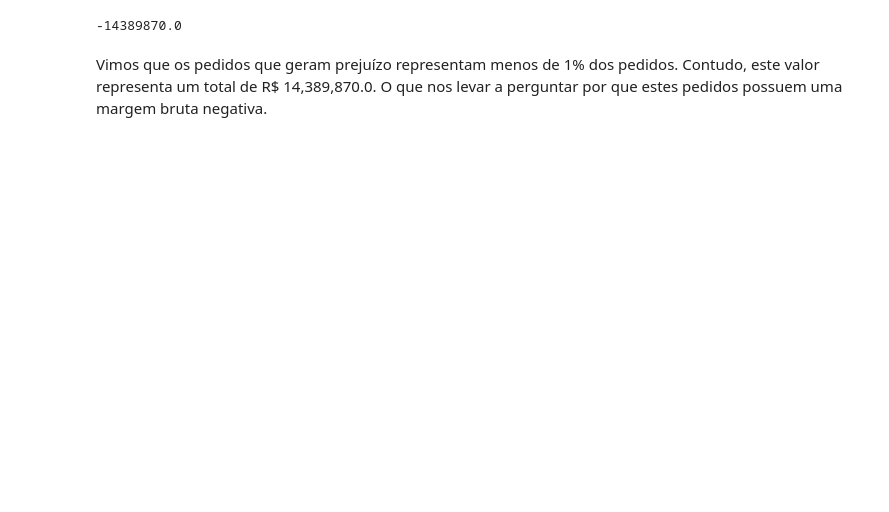
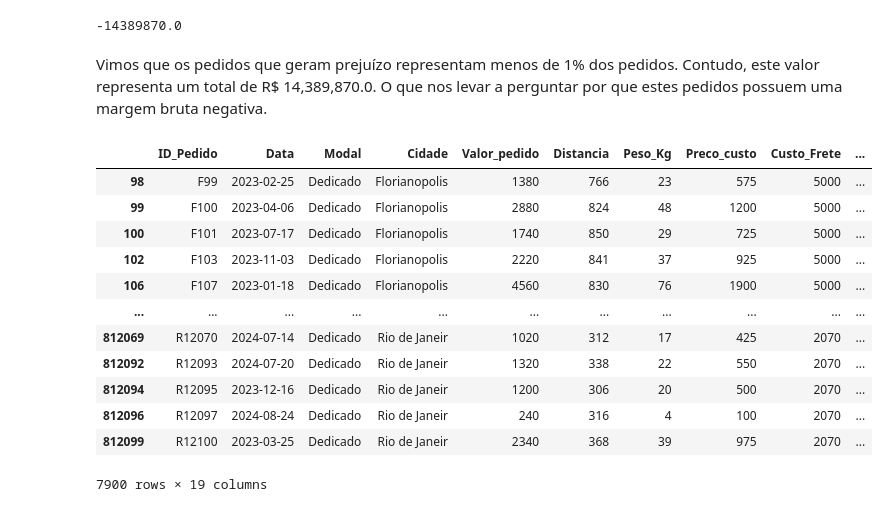
Before and after one commit to mh-pedro/freight-cost-optimizer, a Jupyter notebook: notebooks/analise_fretes.ipynb, the cells around one changed output. Saved outputs shown, nothing was run; the diff lists cells and outputs as text; code cells hidden in the pictures; blank space fills up the shorter version.

```diff
--- a/notebooks/analise_fretes.ipynb
+++ b/notebooks/analise_fretes.ipynb
@@ -375,3 +375,21 @@ Valor_do_prejuízo
 -14389870.0
 # %% [markdown]
 Vimos que os pedidos que geram prejuízo representam menos de 1% dos pedidos. Contudo, este valor representa um total de R$ 14,389,870.0. O que nos levar a perguntar por que estes pedidos possuem uma margem bruta negativa.
+# %%
+lucro = df[df['Status_Margem'] == 'Lucro']
+prejuizo = df[df['Status_Margem'] == 'Prejuízo']
+prejuizo
+# %% [output]
+|  | ID_Pedido | Data | Modal | Cidade | Valor_pedido | Distancia | Peso_Kg | Preco_custo | Custo_Frete | ... |
+| 98 | F99 | 2023-02-25 | Dedicado | Florianopolis | 1380 | 766 | 23 | 575 | 5000 | ... |
+| 99 | F100 | 2023-04-06 | Dedicado | Florianopolis | 2880 | 824 | 48 | 1200 | 5000 | ... |
+| 100 | F101 | 2023-07-17 | Dedicado | Florianopolis | 1740 | 850 | 29 | 725 | 5000 | ... |
+| 102 | F103 | 2023-11-03 | Dedicado | Florianopolis | 2220 | 841 | 37 | 925 | 5000 | ... |
+| 106 | F107 | 2023-01-18 | Dedicado | Florianopolis | 4560 | 830 | 76 | 1900 | 5000 | ... |
+| ... | ... | ... | ... | ... | ... | ... | ... | ... | ... | ... |
+| 812069 | R12070 | 2024-07-14 | Dedicado | Rio de Janeir | 1020 | 312 | 17 | 425 | 2070 | ... |
+| 812092 | R12093 | 2024-07-20 | Dedicado | Rio de Janeir | 1320 | 338 | 22 | 550 | 2070 | ... |
+| 812094 | R12095 | 2023-12-16 | Dedicado | Rio de Janeir | 1200 | 306 | 20 | 500 | 2070 | ... |
+| 812096 | R12097 | 2024-08-24 | Dedicado | Rio de Janeir | 240 | 316 | 4 | 100 | 2070 | ... |
+| 812099 | R12100 | 2023-03-25 | Dedicado | Rio de Janeir | 2340 | 368 | 39 | 975 | 2070 | ... |
+7900 rows × 19 columns
```
Also changed, not shown: parts of 6 cells of this notebook.
